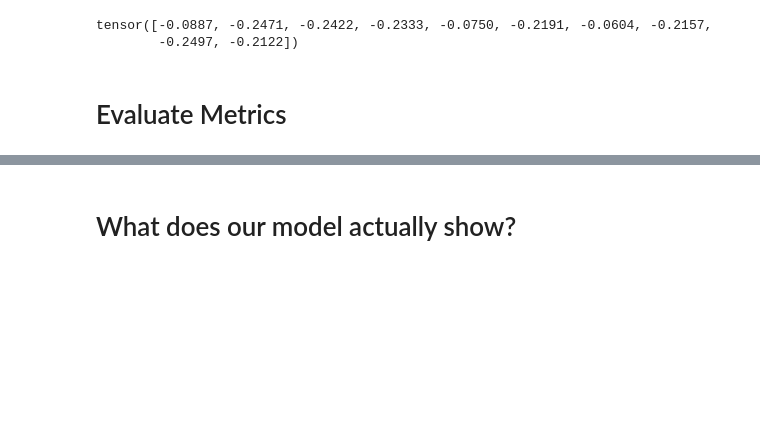
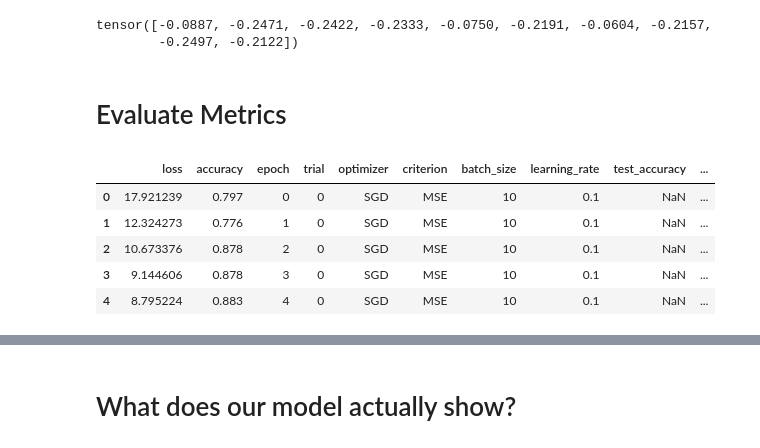
Before and after one commit to arnauddhaene/deep-learning-mini-projects-ee559, a Jupyter notebook: Proj2/notebooks/sandbox.ipynb, the cells around one changed output, grey strips where cells are left out. Cells and saved outputs as stored; diff of their text form; code cells hidden in the pictures; blank space fills up the shorter version.

```diff
--- a/Proj2/notebooks/sandbox.ipynb
+++ b/Proj2/notebooks/sandbox.ipynb
@@ -110,3 +109,12 @@ mpl.rcParams['figure.figsize'] = [6, 3.259]
 #df = pd.read_json('../results/metrics.json')
 
 #df['model'] = df['optimizer'] + ' ' + df['criterion']
+# %%
+df.head()
+# %% [output]
+|  | loss | accuracy | epoch | trial | optimizer | criterion | batch_size | learning_rate | test_accuracy | ... |
+| 0 | 17.921239 | 0.797 | 0 | 0 | SGD | MSE | 10 | 0.1 | NaN | ... |
+| 1 | 12.324273 | 0.776 | 1 | 0 | SGD | MSE | 10 | 0.1 | NaN | ... |
+| 2 | 10.673376 | 0.878 | 2 | 0 | SGD | MSE | 10 | 0.1 | NaN | ... |
+| 3 | 9.144606 | 0.878 | 3 | 0 | SGD | MSE | 10 | 0.1 | NaN | ... |
+| 4 | 8.795224 | 0.883 | 4 | 0 | SGD | MSE | 10 | 0.1 | NaN | ... |
```
Also changed, not shown: parts of 11 cells of this notebook, 9 other files.
